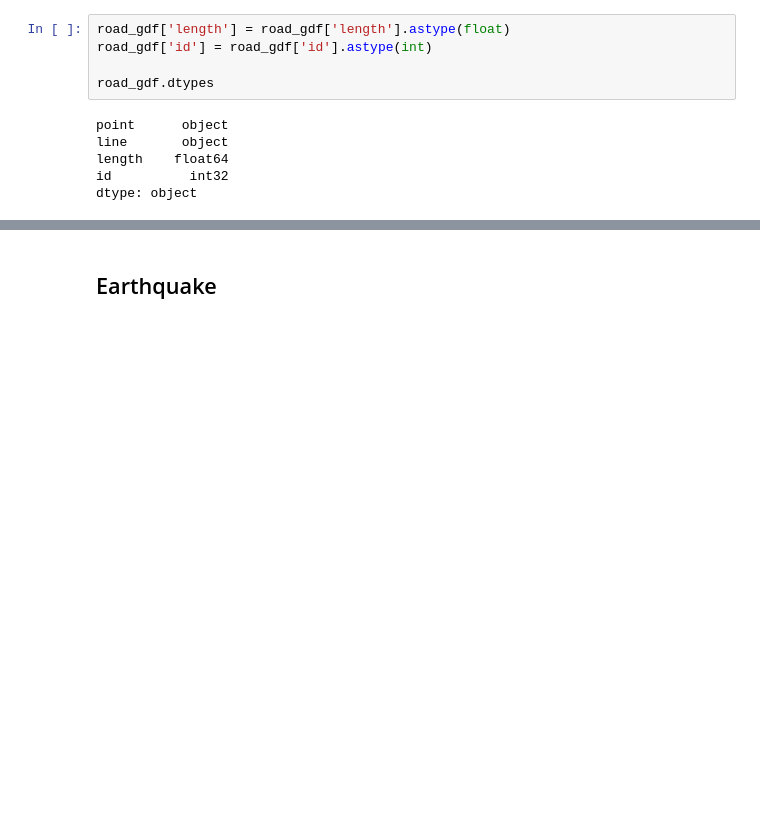
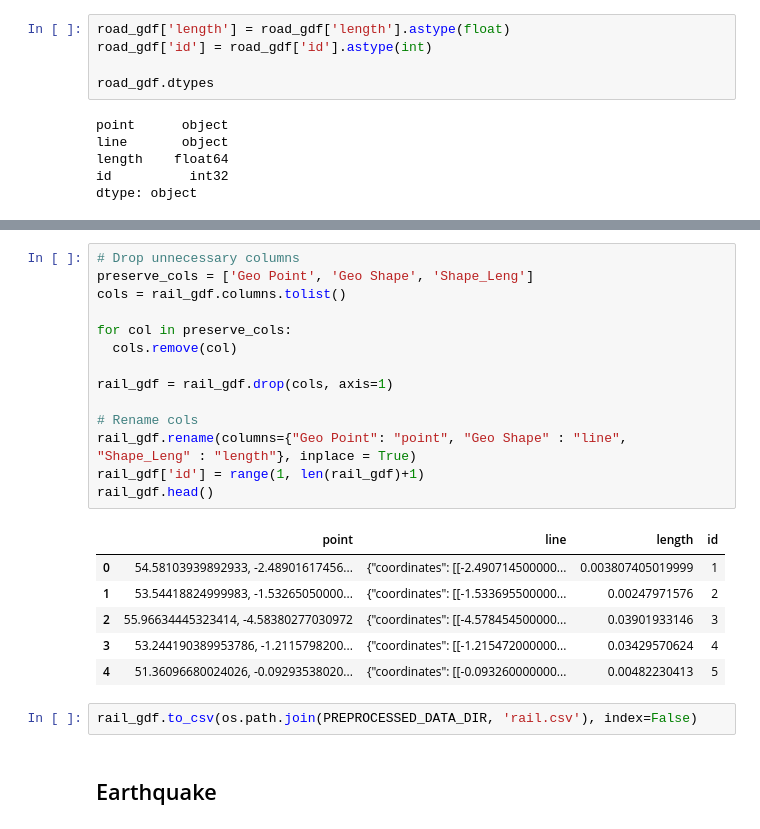
Before and after one commit to Gulilil/IF4040_SpatialDatabase, a Jupyter notebook: process.ipynb, the cells around one changed output, grey strips where cells are left out. Cells and saved outputs as stored; diff of their text form; blank space fills up the shorter version.

```diff
--- a/process.ipynb
+++ b/process.ipynb
@@ -159,3 +212,26 @@ road_gdf.to_json(os.path.join(PREPROCESSED_DATA_DIR, "road.json"), indent=2, ori
+# %%
+# Drop unnecessary columns
+preserve_cols = ['Geo Point', 'Geo Shape', 'Shape_Leng']
+cols = rail_gdf.columns.tolist()
+
+for col in preserve_cols:
+  cols.remove(col)
+
+rail_gdf = rail_gdf.drop(cols, axis=1)
+
+# Rename cols
+rail_gdf.rename(columns={"Geo Point": "point", "Geo Shape" : "line", "Shape_Leng" : "length"}, inplace = True)
+rail_gdf['id'] = range(1, len(rail_gdf)+1)
+rail_gdf.head()
+# %% [output]
+|  | point | line | length | id |
+| 0 | 54.58103939892933, -2.48901617456... | {"coordinates": [[-2.490714500000... | 0.003807405019999 | 1 |
+| 1 | 53.54418824999983, -1.53265050000... | {"coordinates": [[-1.533695500000... | 0.00247971576 | 2 |
+| 2 | 55.96634445323414, -4.58380277030972 | {"coordinates": [[-4.578454500000... | 0.03901933146 | 3 |
+| 3 | 53.244190389953786, -1.2115798200... | {"coordinates": [[-1.215472000000... | 0.03429570624 | 4 |
+| 4 | 51.36096680024026, -0.09293538020... | {"coordinates": [[-0.093260000000... | 0.00482230413 | 5 |
+# %%
+rail_gdf.to_csv(os.path.join(PREPROCESSED_DATA_DIR, 'rail.csv'), index=False)
 # %% [markdown]
 ## Earthquake
 # %%
```
Also changed, not shown: parts of 13 cells of this notebook, 10 other files.
